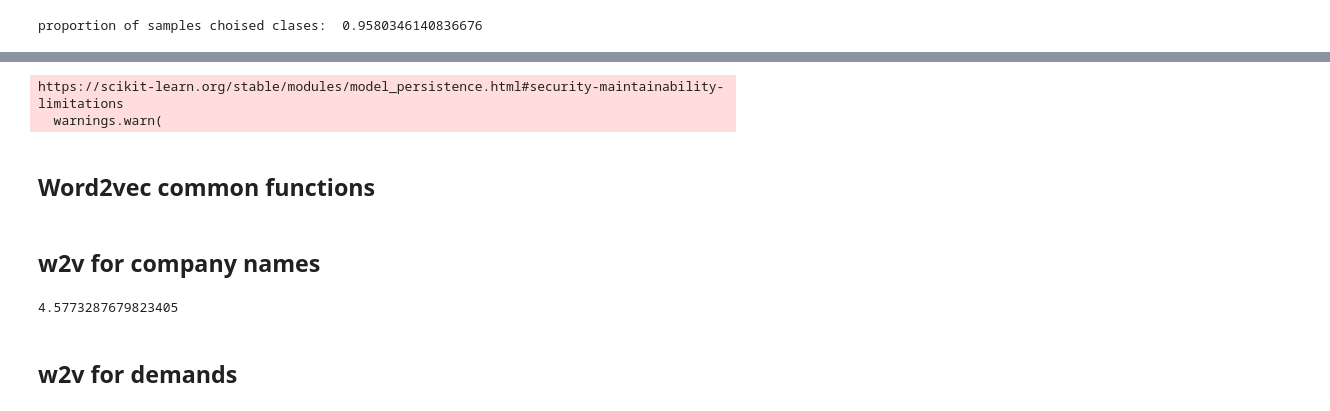
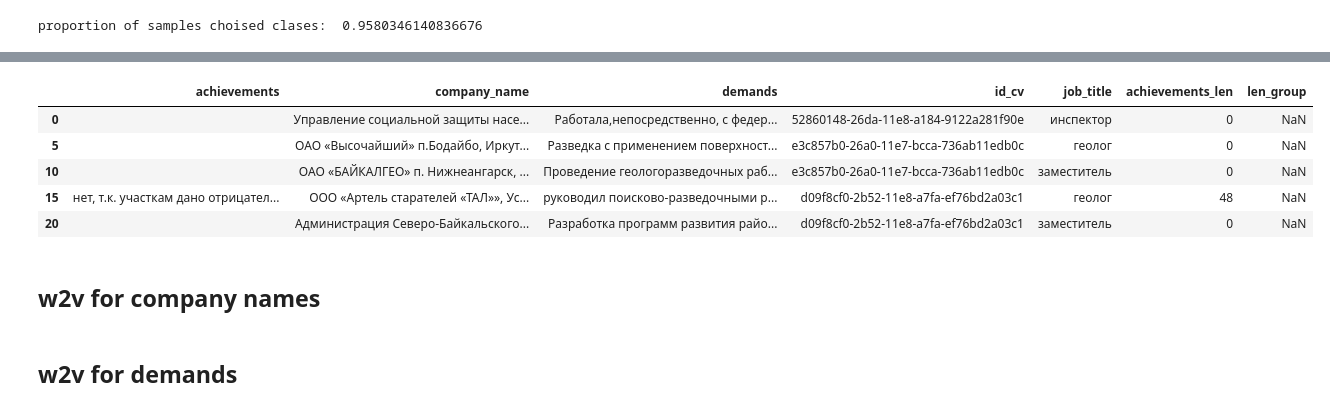
Before and after one commit to talkiiing-team/merito, a Jupyter notebook: pipeline_baseline_2.ipynb, the cells around one changed output, grey strips where cells are left out. Drawn from its saved outputs; the diff is of its cells as text; code cells hidden in the pictures.

Commit message:
refactor train notebook

```diff
--- a/pipeline_baseline_2.ipynb
+++ b/pipeline_baseline_2.ipynb
@@ -80,5 +52,0 @@ df_TRAIN_RES_1["len_group"] = df_TRAIN_RES_1.groupby("id_cv").agg({"company_name
-# %%
-clf_big_sphere = pickle.load(open("sphere_clf.pickle", "rb"))
-# %% [output]
-https://scikit-learn.org/stable/modules/model_persistence.html#security-maintainability-limitations
-  warnings.warn(
@@ -88,2 +52,0 @@ https://scikit-learn.org/stable/modules/model_persistence.html#security-maintain
-# %% [markdown]
-## Word2vec common functions
@@ -144,2 +53,11 @@ def get_emb_by_tfidf(processed_sentences, column_prefix, max_features=100, ):
+# %%
+df_TRAIN_RES_1.head()
+# %% [output]
+|  | achievements | company_name | demands | id_cv | job_title | achievements_len | len_group |
+| 0 |  | Управление социальной защиты насе... | Работала,непосредственно, с федер... | 52860148-26da-11e8-a184-9122a281f90e | инспектор | 0 | NaN |
+| 5 |  | ОАО «Высочайший» п.Бодайбо, Иркут... | Разведка с применением поверхност... | e3c857b0-26a0-11e7-bcca-736ab11edb0c | геолог | 0 | NaN |
+| 10 |  | ОАО «БАЙКАЛГЕО» п. Нижнеангарск, ... | Проведение геологоразведочных раб... | e3c857b0-26a0-11e7-bcca-736ab11edb0c | заместитель | 0 | NaN |
+| 15 | нет, т.к. участкам дано отрицател... | ООО «Артель старателей «ТАЛ»», Ус... | руководил поисково-разведочными р... | d09f8cf0-2b52-11e8-a7fa-ef76bd2a03c1 | геолог | 48 | NaN |
+| 20 |  | Администрация Северо-Байкальского... | Разработка программ развития райо... | d09f8cf0-2b52-11e8-a7fa-ef76bd2a03c1 | заместитель | 0 | NaN |
 # %% [markdown]
 ## w2v for company names
@@ -150,5 +64 @@ sentences = preprocess_names(company_names)
-# %%
-np.mean([len(i) for i in sentences])
-# %% [output]
-4.5773287679823405
 # %%
```
Also changed, not shown: parts of 33 cells of this notebook, 8 other files.
